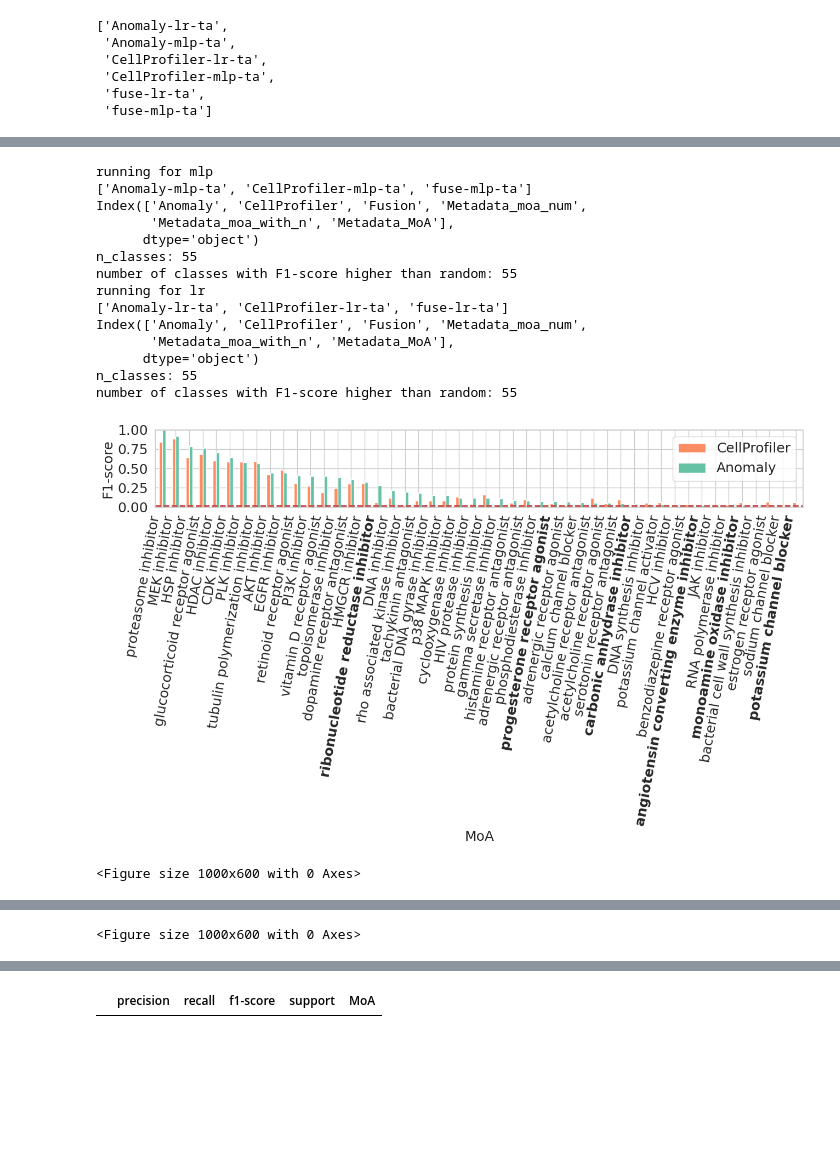
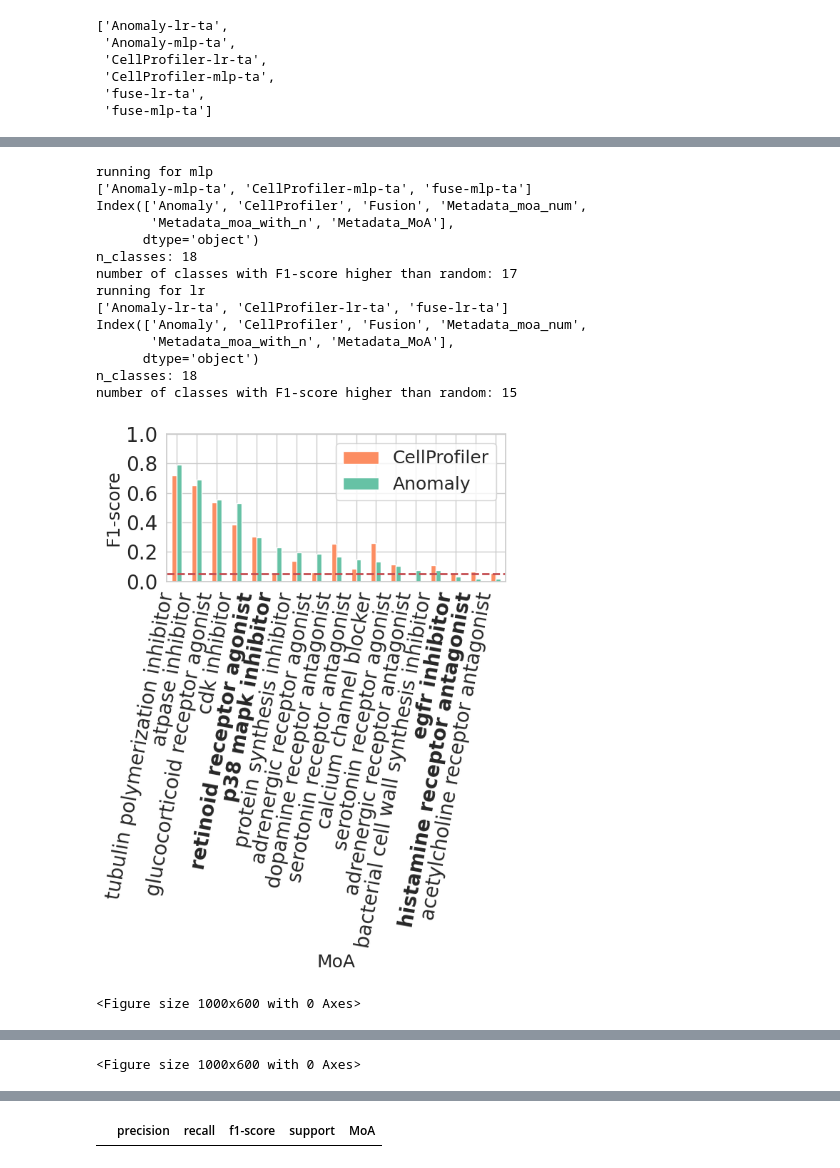
Before and after one commit to zaritskylab/AnomalyDetectionScreening, a Jupyter notebook: notebooks/analyze_moa_res.ipynb, the cells around one changed output, grey strips where cells are left out. Cells and saved outputs as stored; diff of their text form; code cells hidden in the pictures; blank space fills up the shorter version.

```diff
--- a/notebooks/analyze_moa_res.ipynb
+++ b/notebooks/analyze_moa_res.ipynb
@@ -166,7 +146,7 @@ num values for fuse-mlp-ta is 4680
 def compute_f1(df,model_name,data_type,e,f=None):
     # f1 = f1_score(df['Metadata_moa_num'].tolist(),df['Late Fusion'].tolist(), average='weighted')
     # df = df.rename(columns={'GE':'L1000','CP':'CellPainting','Late Fusion':'CellPainting+L1000'})
-    df.rename(columns={'GE':'L1000','CP':'-L1000','Late Fusion':'+L1000'},inplace=True)
+    df = df.rename(columns={'GE':'L1000','CP':'-L1000','Late Fusion':'+L1000'})
     # , 'Early Fusion': 'CellPainting+L1000'},inplace=True)
     modalities= ['-L1000','+L1000']
     modalities= ['L1000', '-L1000','+L1000']
@@ -435,22 +277,3 @@ models = ['LR','MLP']
 hue_order = ['CellProfiler','Anomaly', 'Fusion']
 
 Modalities = ['CP', 'GE', 'Early Fusion', 'Late Fusion','Late Fusion']
-nCols = len(models)
-fig,axes=plt.subplots(1,nCols,figsize=(5*nCols,5),sharey=True)
-
-# sns.barplot(x="Model", y="F1-score", hue="Modality", data=res_df_cdrpbio,ax=axes[0])#,**kwargs)
-for i,p in enumerate(models):
-    sns.boxplot(x="Modality", y="F1-macro", hue="Type", data=res_df[res_df["Model"]==p],ax=axes[i],hue_order=hue_order)#,**kwargs)
-    # plt.legend(loc='top', borderaxespad=0)
-
-    axes[i].set_ylim(0,1)
-    # axes[i].set_xticks()
-    # axes[0].set_title('CDRP-bio')
-    axes[i].set_title(p)
-    # n_classes=16;
-    axes[i].axhline(y=(1/n_classes),linestyle='--',color='r',linewidth=2)
-plt.legend(bbox_to_anchor=(0.27, 1), loc='upper right', borderaxespad=0)
-# axes[0].legend([],[], frameon=False)
-plt.tight_layout()
-save_path = os.path.join(fig_dir,f'moa_all_modalities_bar_{moa_csv_dirname}.png')
-plt.savefig(save_path,dpi=500)
@@ -1360,17 +1164,23 @@ for model in ['mlp','lr']:
     thresh = rand_f1_score + added_show_thresh_val
     print(f'n_classes: {len(report_clss4)}')
     report_clss5 = report_clss4[(report_clss4['CellProfiler']>=thresh) | (report_clss4['Anomaly']>=thresh)]
-    print(f'number of classes with F1-score higher than random: {len(report_clss4)}')
+    print(f'number of classes with F1-score higher than random: {len(report_clss5)}')
 
     # ax = report_clss4.plot.bar(figsize=(int(n_classes/3.5),8),fontsize=15,linewidth=1)
     if dataset == 'CDRP-bio':
-        figsize_v = int(n_classes/2.5)
+        figsize_v = int(n_classes/3)
+        h_size = 5.5
+        fontsize =20
     else:
         if nSamplesMOA ==9:
             figsize_v = int(n_classes/3.5)
+            h_size = 8
+            fontsize =18
         else:
-            figsize_v = int(n_classes/4)
-    ax = report_clss5.plot.bar(figsize=(figsize_v,8),fontsize=18,linewidth=1)
+            figsize_v = int(n_classes/4.5)
+            h_size = 8
+            fontsize =18
+    ax = report_clss5.plot.bar(figsize=(figsize_v,8),fontsize=fontsize,linewidth=1)
     ax.set_xticklabels(ax.get_xticklabels(), rotation=80, ha='right')
     for i, label in enumerate(ax.get_xticklabels()):
         # print(label.get_text())
@@ -1401,36 +1211,36 @@ for model in ['mlp','lr']:
         # Plotting the graph
         plt.plot(x, [len(report_clss4[report_clss4['CellProfiler'] >= f1_threshold]) for f1_threshold in x], marker='o', markersize=8, color=methods_colors_list_for_moa[0], label='CellProfiler')
         plt.plot(x, [len(report_clss4[report_clss4['Anomaly'] >= f1_threshold]) for f1_threshold in x], marker='o', markersize=8, color=methods_colors_list_for_moa[1], label='Anomaly')
         # plt.axhline(y=1/n_classes, color='red', linestyle='--')
 
         # Customize the plot
         plt.xlabel('F1 Threshold')
         plt.ylabel('Number of Classes')
         plt.title('Number of Classes Passing F1 Threshold')
         plt.legend()
         plt.grid(True)
         plt.show()
         plt.savefig(os.path.join(fig_dir, f'num_classes_passing_f1_threshold_{model}_{moa_csv_dirname}.png'), dpi=500)
     # if 1:
     #     source_data_add='../Figs_Source_Data.xlsx'
     #     saveAsNewSheetToExistingFile(source_data_add,report_clss4,'fig4c_1')
 
     #     # fig.tight_layout()
     #     plt.savefig('fig4c_1.pdf',dpi=500)
 # %% [output]
 running for mlp
 ['Anomaly-mlp-ta', 'CellProfiler-mlp-ta', 'fuse-mlp-ta']
 Index(['Anomaly', 'CellProfiler', 'Fusion', 'Metadata_moa_num',
        'Metadata_moa_with_n', 'Metadata_MoA'],
       dtype='object')
-n_classes: 55
-number of classes with F1-score higher than random: 55
+n_classes: 18
+number of classes with F1-score higher than random: 17
 running for lr
 ['Anomaly-lr-ta', 'CellProfiler-lr-ta', 'fuse-lr-ta']
 Index(['Anomaly', 'CellProfiler', 'Fusion', 'Metadata_moa_num',
        'Metadata_moa_with_n', 'Metadata_MoA'],
       dtype='object')
-n_classes: 55
-number of classes with F1-score higher than random: 55
+n_classes: 18
+number of classes with F1-score higher than random: 15
-[figure, old version]
+[figure, new version]
 <Figure size 1000x600 with 0 Axes>
```
Also changed, not shown: parts of 47 cells of this notebook, 17 other files.
